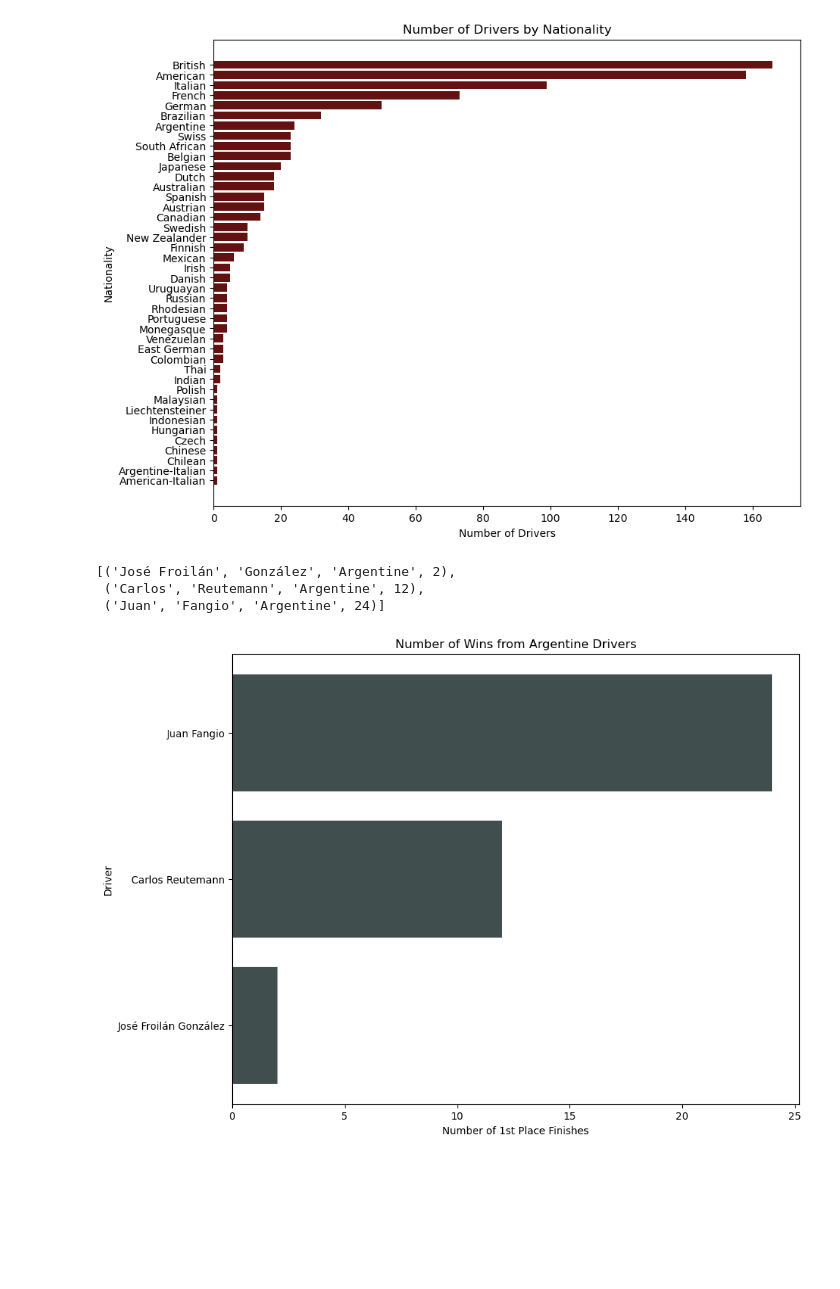
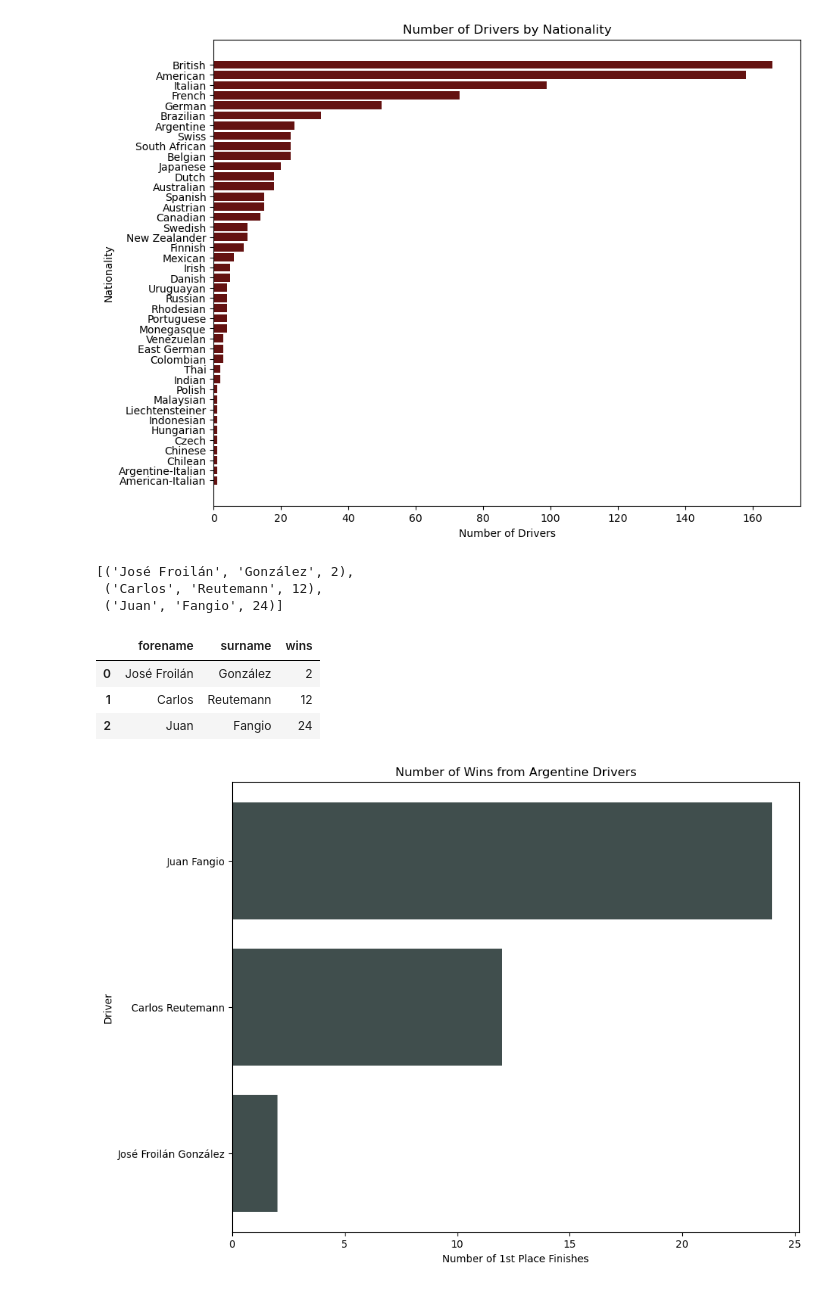
Before and after one commit to KevinPCarney/Project-3-Group-03, a Jupyter notebook: EDA.ipynb, the cells around one changed output. Saved outputs shown, nothing was run; the diff lists cells and outputs as text; code cells hidden in the pictures; blank space fills up the shorter version.

Commit message:
Added dataframe to EDA

```diff
--- a/EDA.ipynb
+++ b/EDA.ipynb
@@ -73,16 +73,23 @@ plt.show()
 # %%
 nationality = 'Argentine'
 
-driver_query = session.query(Drivers.forename, Drivers.surname, Drivers.nationality, func.count(Results.position)).\
+driver_query = session.query(Drivers.forename, Drivers.surname, func.count(Results.position)).\
 filter(Drivers.driverId == Results.driverId).\
 filter(Results.position==1).filter(Drivers.nationality == f"{nationality}").\
 group_by(Drivers.forename, Drivers.surname).order_by(func.count(Results.position).asc()).all()
 
 display(driver_query)
+
+df = pd.DataFrame(driver_query, columns=["forename", "surname", "wins"])
+d
 # %% [output]
-[('José Froilán', 'González', 'Argentine', 2),
- ('Carlos', 'Reutemann', 'Argentine', 12),
- ('Juan', 'Fangio', 'Argentine', 24)]
+[('José Froilán', 'González', 2),
+ ('Carlos', 'Reutemann', 12),
+ ('Juan', 'Fangio', 24)]
+|  | forename | surname | wins |
+| 0 | José Froilán | González | 2 |
+| 1 | Carlos | Reutemann | 12 |
+| 2 | Juan | Fangio | 24 |
 # %%
 name = [data[0] + " " + data[1] for data in driver_query]
 num_of_1st = [data[3] for data in driver_query]
```
Also changed, not shown: parts of 1 cell of this notebook.
